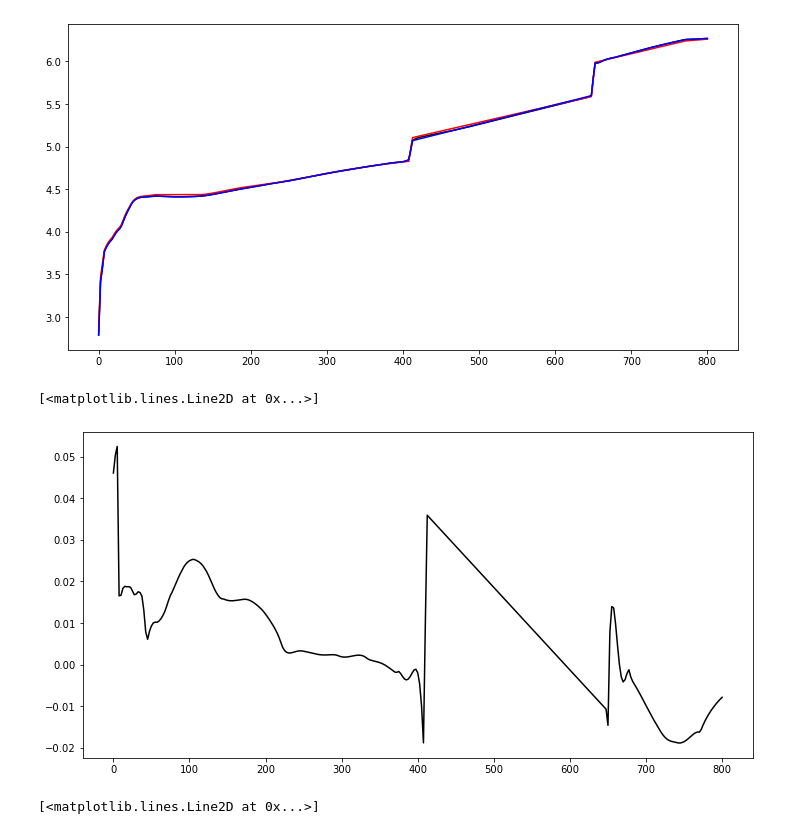
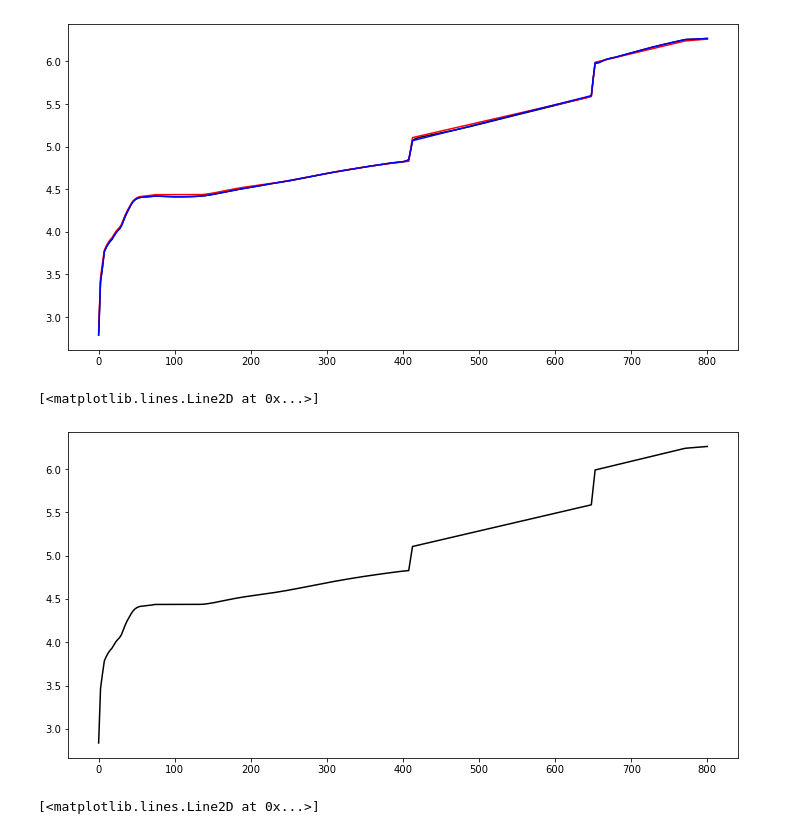
Before and after one commit to ziyixiArchive/Japan_Slab_code, a Jupyter notebook: jupyter/generate_appropriate_1d_model/Untitled.ipynb, the cells around one changed output. Saved outputs shown, nothing was run; the diff lists cells and outputs as text; code cells hidden in the pictures.

```diff
--- a/jupyter/generate_appropriate_1d_model/Untitled.ipynb
+++ b/jupyter/generate_appropriate_1d_model/Untitled.ipynb
@@ -271,10 +271,10 @@ plt.plot(np.arange(0,801,2.5),initial_1d_avg_fit1d,color="b")
 [figure]
 # %%
 plt.figure(figsize=(12,6))
-plt.plot(np.arange(0,801,2.5),initial_1d_taouse-d,color="k")
+plt.plot(np.arange(0,801,2.5),initial_1d_taouse,color="k")
 # %% [output]
 [<matplotlib.lines.Line2D at 0x...>]
-[figure, old version]
+[figure, new version]
 # %%
 plt.figure(figsize=(12,6))
 plt.plot(np.arange(0,801,2.5),initial_1d_avg-initial_1d_avg_fit1d,color="k")
```
Also changed, not shown: parts of 28 cells of this notebook, 2 other files.
